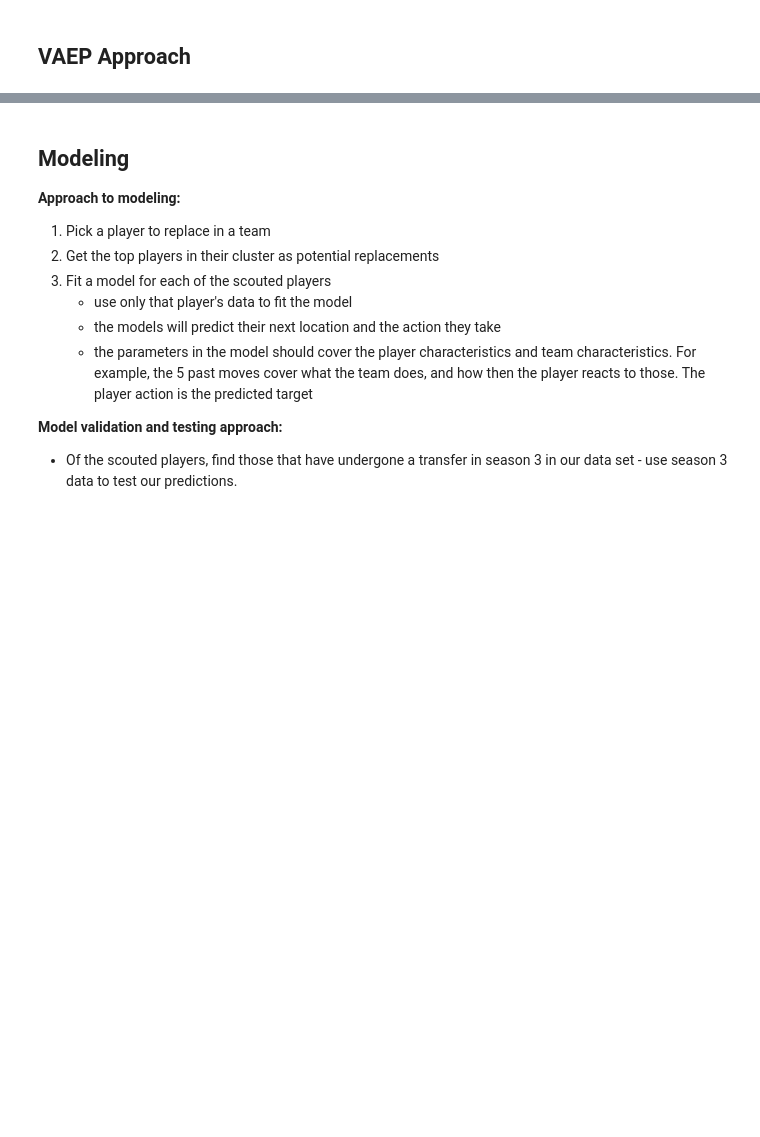
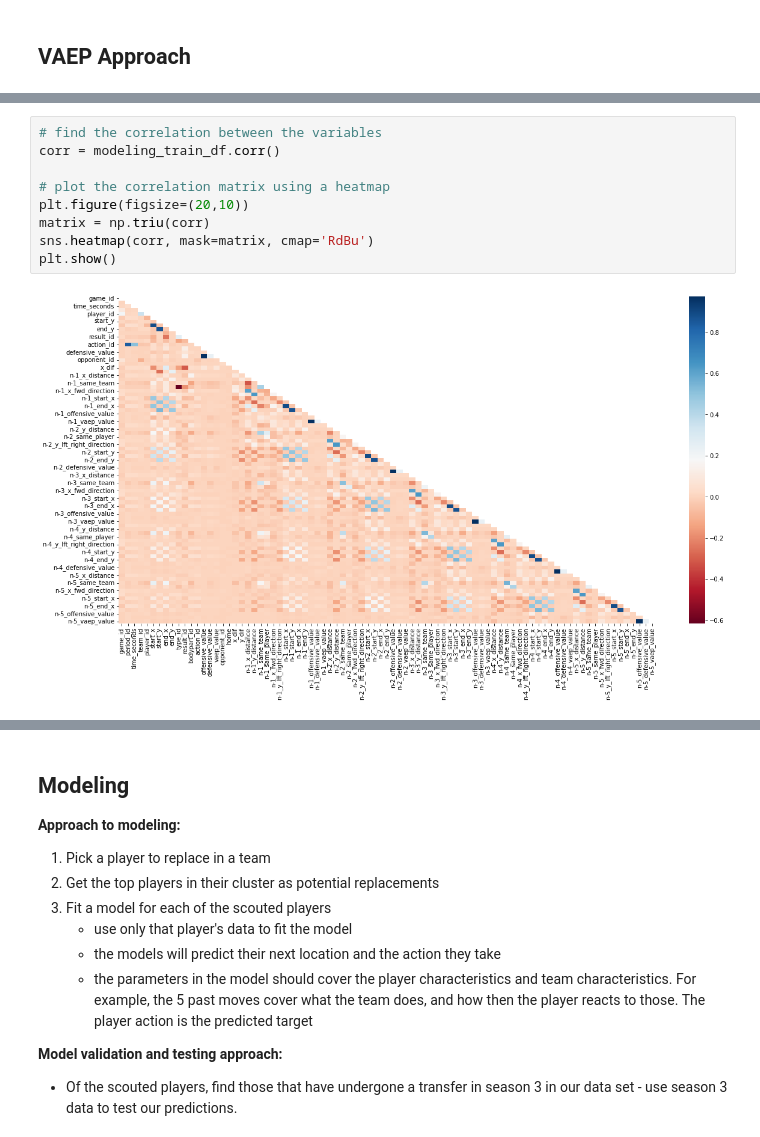
Before and after one commit to alexmihalache/Football-Analytics-Capstone---BrainStation-Final-Project, a Jupyter notebook: soccer_action_exploration.ipynb, the cells around one changed output, grey strips where cells are left out. Saved outputs shown, nothing was run; the diff lists cells and outputs as text; blank space fills up the shorter version.

Commit message:
created train/test dataset function

```diff
--- a/soccer_action_exploration.ipynb
+++ b/soccer_action_exploration.ipynb
@@ -1705,0 +1896,11 @@ y_test_end_zone = team_test_set['end_pitch_zone']
+# %%
+# find the correlation between the variables
+corr = modeling_train_df.corr()
+
+# plot the correlation matrix using a heatmap
+plt.figure(figsize=(20,10))
+matrix = np.triu(corr)
+sns.heatmap(corr, mask=matrix, cmap='RdBu')
+plt.show()
+# %% [output]
+[figure, added]
```
Also changed, not shown: parts of 51 cells of this notebook.
